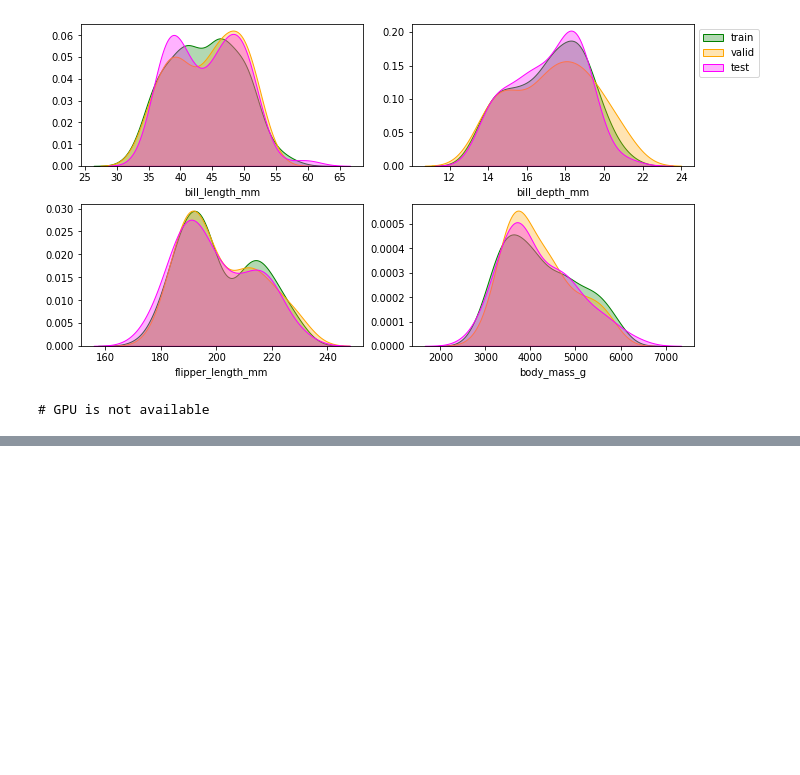
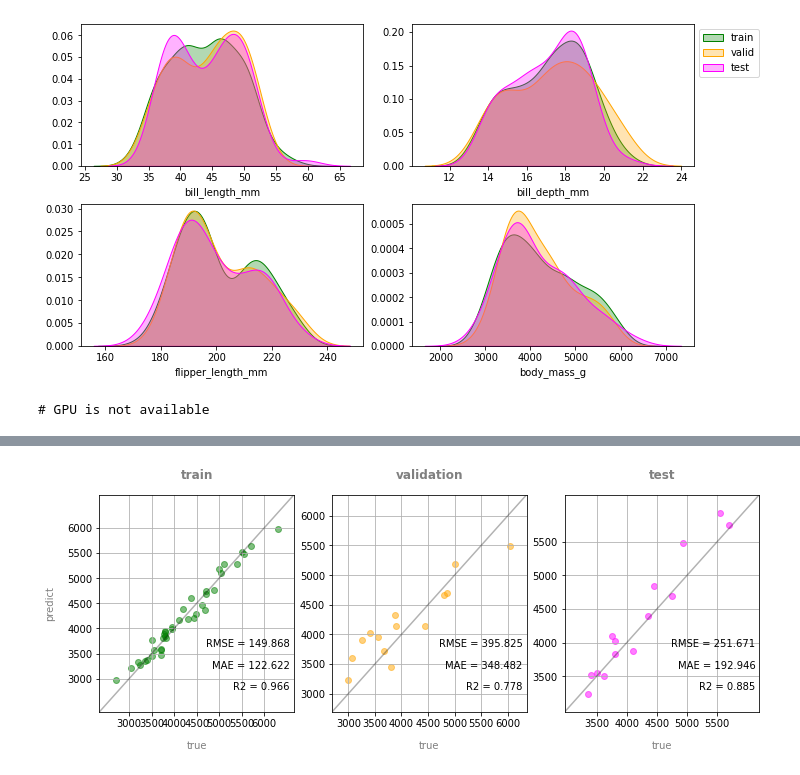
Before and after one commit to supertigim/ML-DL-Rewind, a Jupyter notebook: machine_learning/skorch_based_pipline.ipynb, the cells around one changed output, grey strips where cells are left out. Cells and saved outputs as stored; diff of their text form; code cells hidden in the pictures; blank space fills up the shorter version.

```diff
--- a/machine_learning/skorch_based_pipline.ipynb
+++ b/machine_learning/skorch_based_pipline.ipynb
@@ -445,0 +473,3 @@ plot_parity3(model)
+# %%
+rfr = get_model(method='rf', train_split=predefined_split(valid_dataset))
+rfr.fit(X_train, y_train)
@@ -445,0 +496,4 @@ plot_parity3(model)
+# %%
+plot_parity3(rfr)
+# %% [output]
+[figure, added]
```
Also changed, not shown: parts of 8 cells of this notebook.
